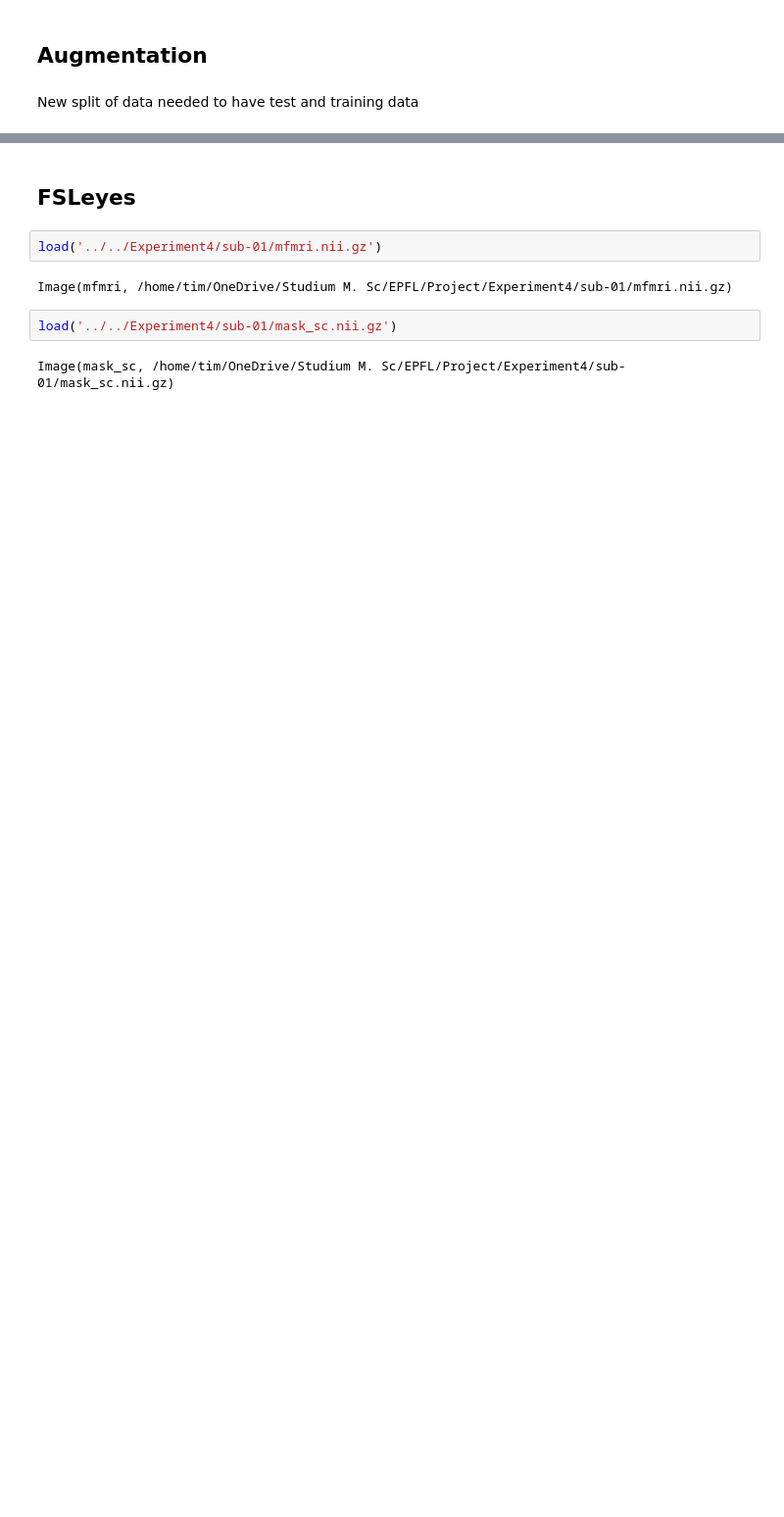
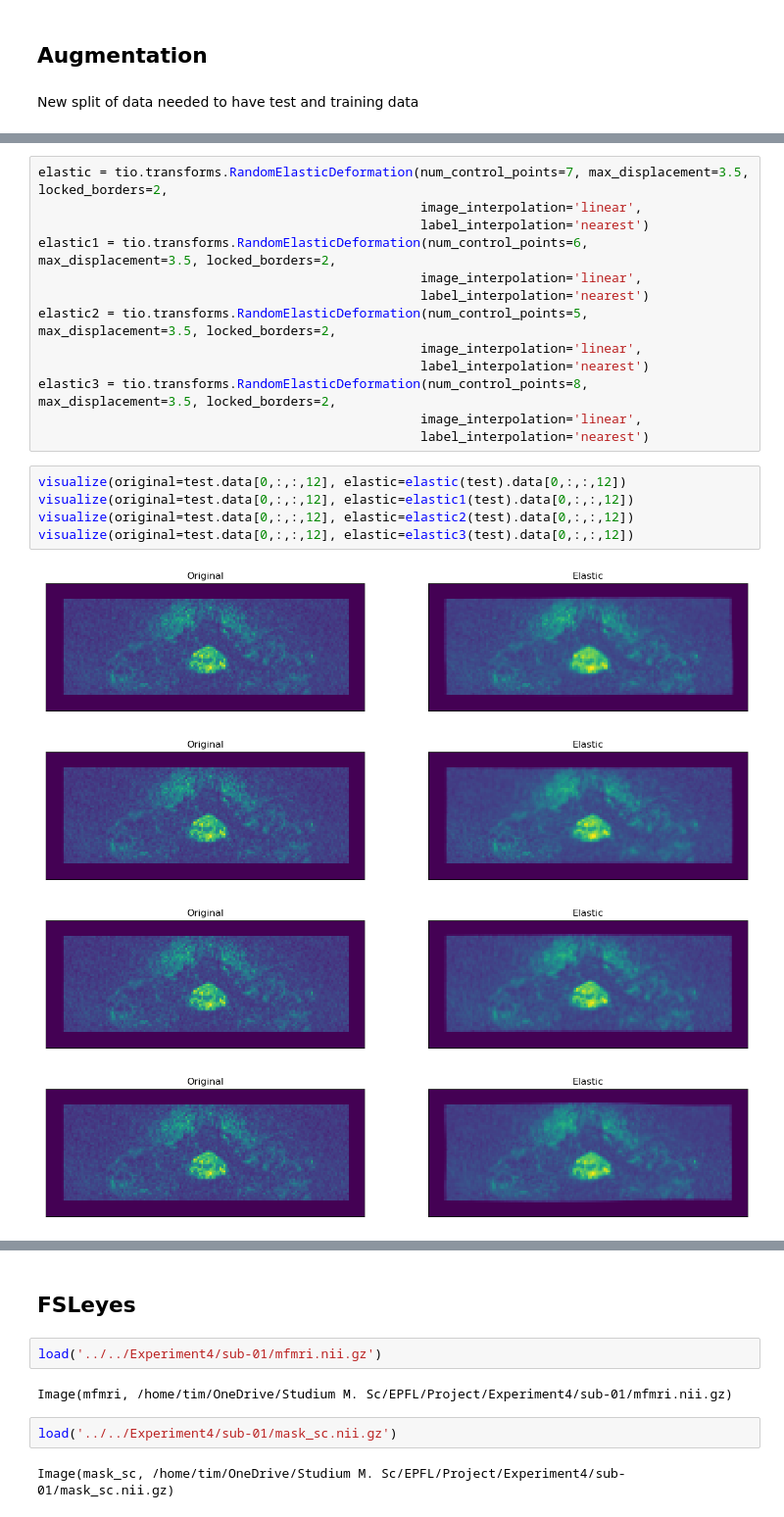
Before and after one commit to TimXdang/SpinalcordSeg, a Jupyter notebook: Playground_2.ipynb, the cells around one changed output, grey strips where cells are left out. Shown at 98% size. Cells and saved outputs as stored; diff of their text form; blank space fills up the shorter version.

```diff
--- a/Playground_2.ipynb
+++ b/Playground_2.ipynb
@@ -362,0 +478,23 @@ New split of data needed to have test and training data
+# %%
+elastic = tio.transforms.RandomElasticDeformation(num_control_points=7, max_displacement=3.5, locked_borders=2,
+                                                  image_interpolation='linear',
+                                                  label_interpolation='nearest')
+elastic1 = tio.transforms.RandomElasticDeformation(num_control_points=6, max_displacement=3.5, locked_borders=2,
+                                                  image_interpolation='linear',
+                                                  label_interpolation='nearest')
+elastic2 = tio.transforms.RandomElasticDeformation(num_control_points=5, max_displacement=3.5, locked_borders=2,
+                                                  image_interpolation='linear',
+                                                  label_interpolation='nearest')
+elastic3 = tio.transforms.RandomElasticDeformation(num_control_points=8, max_displacement=3.5, locked_borders=2,
+                                                  image_interpolation='linear',
+                                                  label_interpolation='nearest')
+# %%
+visualize(original=test.data[0,:,:,12], elastic=elastic(test).data[0,:,:,12])
+visualize(original=test.data[0,:,:,12], elastic=elastic1(test).data[0,:,:,12])
+visualize(original=test.data[0,:,:,12], elastic=elastic2(test).data[0,:,:,12])
+visualize(original=test.data[0,:,:,12], elastic=elastic3(test).data[0,:,:,12])
+# %% [output]
+[figure, added]
+[figure, added]
+[figure, added]
+[figure, added]
```
Also changed, not shown: parts of 74 cells of this notebook.
